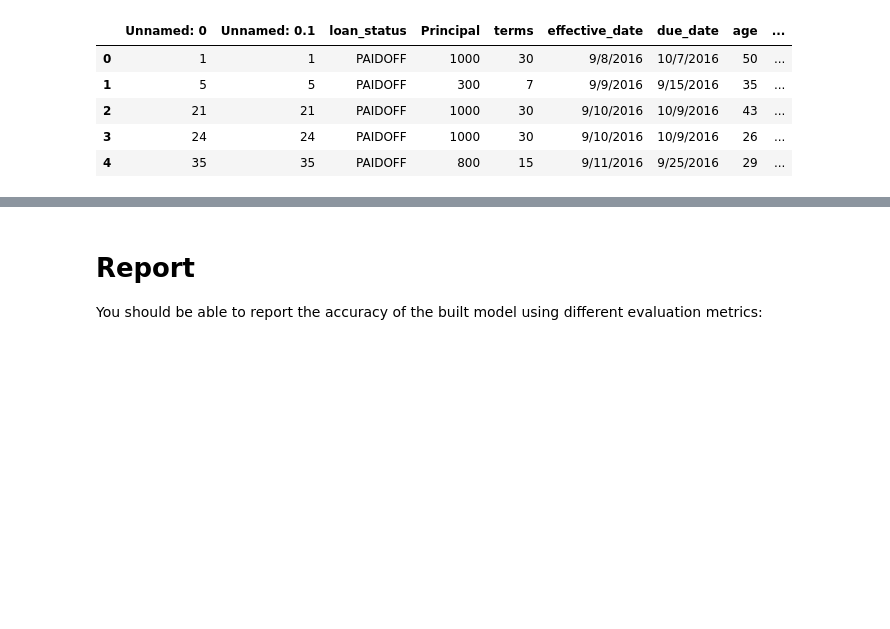
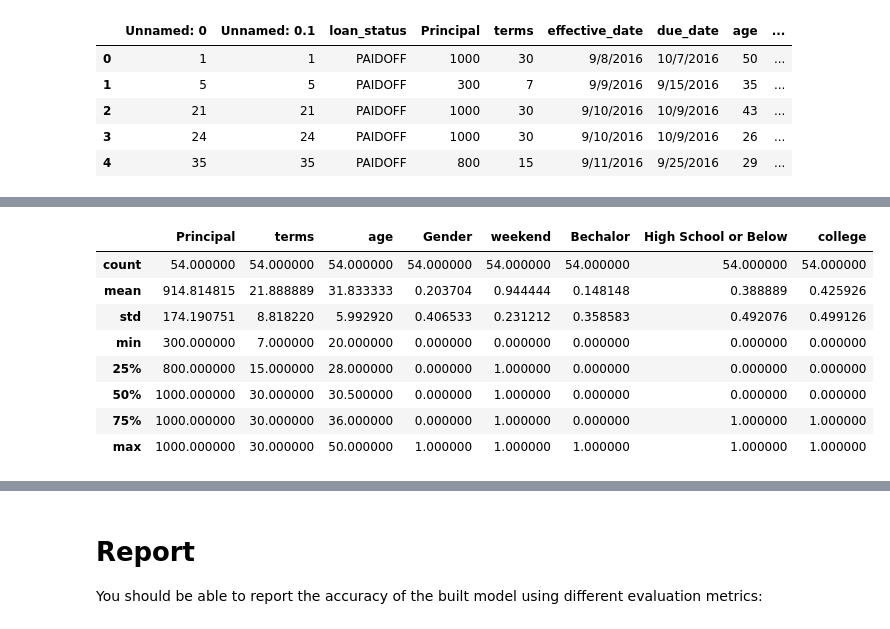
Before and after one commit to JairBarreto/Machine_Learning, a Jupyter notebook: The Best Classifier.ipynb, the cells around one changed output, grey strips where cells are left out. Drawn from its saved outputs; the diff is of its cells as text; code cells hidden in the pictures; blank space fills up the shorter version.

```diff
--- a/The Best Classifier.ipynb
+++ b/The Best Classifier.ipynb
@@ -465,3 +469,3 @@ df.head()
 # %%
-df['weekend'] = df['dayofweek'].apply(lambda x: 1 if (x>3)  else 0)
-df.head()
+test_df['weekend'] = test_df['dayofweek'].apply(lambda x: 1 if (x>3)  else 0)
+test_df.head()
@@ -468,3 +479,3 @@ df.head()
 # %%
-df['Gender'].replace(to_replace=['male','female'], value=[0,1],inplace=True)
-df.head()
+test_df['Gender'].replace(to_replace=['male','female'], value=[0,1],inplace=True)
+test_df.head()
@@ -473,5 +498,5 @@ df[['Principal','terms','age','Gender','education']].head()
 # %%
-Feature = df[['Principal','terms','age','Gender','weekend']]
-Feature = pd.concat([Feature,pd.get_dummies(df['education'])], axis=1)
-Feature.drop(['Master or Above'], axis = 1,inplace=True)
-Feature.head()
+test_Feature = test_df[['Principal','terms','age','Gender','weekend']]
+test_Feature = pd.concat([test_Feature,pd.get_dummies(test_df['education'])], axis=1)
+test_Feature.drop(['Master or Above'], axis = 1,inplace=True)
+test_Feature.head()
@@ -480,0 +510,12 @@ X[0:5]
+# %%
+test_Feature.describe()
+# %% [output]
+|  | Principal | terms | age | Gender | weekend | Bechalor | High School or Below | college |
+| count | 54.000000 | 54.000000 | 54.000000 | 54.000000 | 54.000000 | 54.000000 | 54.000000 | 54.000000 |
+| mean | 914.814815 | 21.888889 | 31.833333 | 0.203704 | 0.944444 | 0.148148 | 0.388889 | 0.425926 |
+| std | 174.190751 | 8.818220 | 5.992920 | 0.406533 | 0.231212 | 0.358583 | 0.492076 | 0.499126 |
+| min | 300.000000 | 7.000000 | 20.000000 | 0.000000 | 0.000000 | 0.000000 | 0.000000 | 0.000000 |
+| 25% | 800.000000 | 15.000000 | 28.000000 | 0.000000 | 1.000000 | 0.000000 | 0.000000 | 0.000000 |
+| 50% | 1000.000000 | 30.000000 | 30.500000 | 0.000000 | 1.000000 | 0.000000 | 0.000000 | 0.000000 |
+| 75% | 1000.000000 | 30.000000 | 36.000000 | 0.000000 | 1.000000 | 0.000000 | 1.000000 | 1.000000 |
+| max | 1000.000000 | 30.000000 | 50.000000 | 1.000000 | 1.000000 | 1.000000 | 1.000000 | 1.000000 |
```
Also changed, not shown: parts of 19 cells of this notebook.
